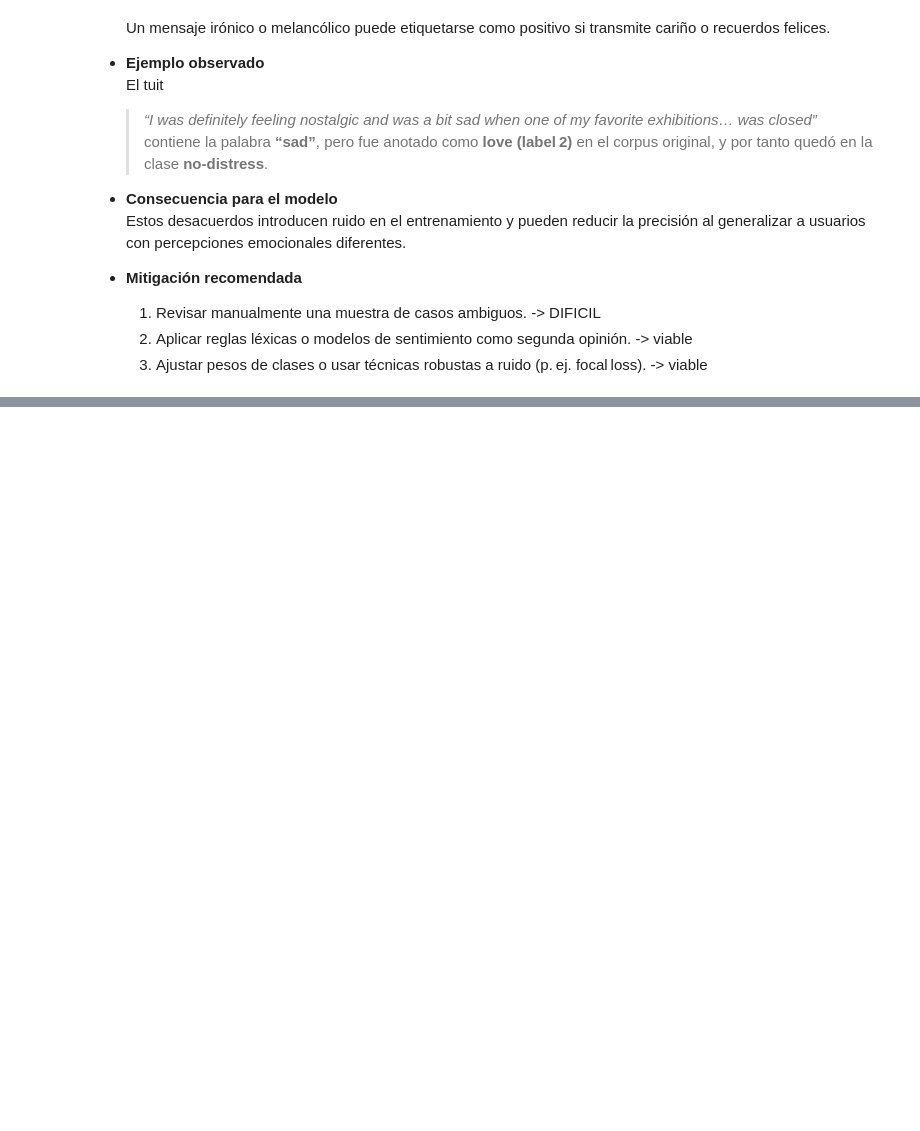
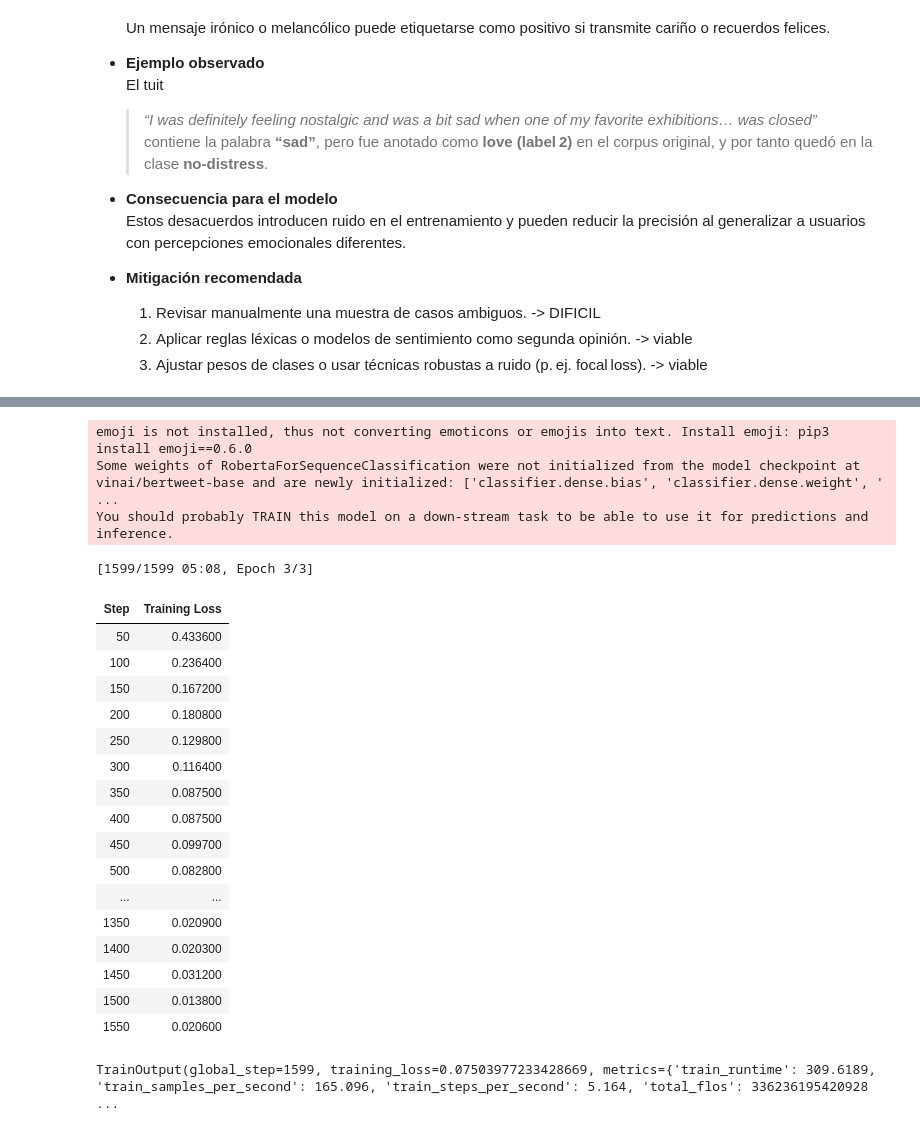
Before and after one commit to mdemayo/MLfinal_fork, a Jupyter notebook: pipeline.ipynb, the cells around one changed output, grey strips where cells are left out. Drawn from its saved outputs; the diff is of its cells as text; code cells hidden in the pictures; blank space fills up the shorter version.

```diff
--- a/pipeline.ipynb
+++ b/pipeline.ipynb
@@ -233,0 +316,75 @@ Name: count, dtype: int64
+# %%
+import torch
+import pandas as pd
+from datasets import Dataset
+from transformers import (
+    AutoTokenizer,
+    AutoModelForSequenceClassification,
+    TrainingArguments,
+    Trainer
+)
+
+tok = AutoTokenizer.from_pretrained("vinai/bertweet-base")
+
+train_ds = Dataset.from_pandas(pd.DataFrame({"text": X_train, "labels": y_train.astype(int)}))
+test_ds  = Dataset.from_pandas(pd.DataFrame({"text": X_test,  "labels": y_test.astype(int)}))
+
+def tokenize(batch):
+    return tok(batch["text"],
+               truncation=True,
+               padding="max_length",
+               max_length=128)
+
+train_ds = train_ds.map(tokenize, batched=True).remove_columns(["text"])
+test_ds  = test_ds.map(tokenize,  batched=True).remove_columns(["text"])
+
+
+model = AutoModelForSequenceClassification.from_pretrained(
+    "vinai/bertweet-base",
+    num_labels=2
+)
+
+
+args = TrainingArguments(
+    output_dir="bertweet_distress",
+    per_device_train_batch_size=32,
+    num_train_epochs=3,
+    logging_dir="./logs",
+    logging_steps=50,
+    save_steps=500,
+    save_total_limit=2,
+    fp16=torch.cuda.is_available()
+)
+
+
+trainer = Trainer(
+    model=model,
+    args=args,
+    train_dataset=train_ds,
+    eval_dataset=test_ds,
+)
+
+trainer.train()
+# %% [output]
+emoji is not installed, thus not converting emoticons or emojis into text. Install emoji: pip3 install emoji==0.6.0
+Some weights of RobertaForSequenceClassification were not initialized from the model checkpoint at vinai/bertweet-base and are newly initialized: ['classifier.dense.bias', 'classifier.dense.weight', ' ...
+You should probably TRAIN this model on a down-stream task to be able to use it for predictions and inference.
+[1599/1599 05:08, Epoch 3/3]
+| Step | Training Loss |
+| 50 | 0.433600 |
+| 100 | 0.236400 |
+| 150 | 0.167200 |
+| 200 | 0.180800 |
+| 250 | 0.129800 |
+| 300 | 0.116400 |
+| 350 | 0.087500 |
+| 400 | 0.087500 |
+| 450 | 0.099700 |
+| 500 | 0.082800 |
+| ... | ... |
+| 1350 | 0.020900 |
+| 1400 | 0.020300 |
+| 1450 | 0.031200 |
+| 1500 | 0.013800 |
+| 1550 | 0.020600 |
+TrainOutput(global_step=1599, training_loss=0.07503977233428669, metrics={'train_runtime': 309.6189, 'train_samples_per_second': 165.096, 'train_steps_per_second': 5.164, 'total_flos': 336236195420928 ...
```
Also changed, not shown: parts of 7 cells of this notebook.
